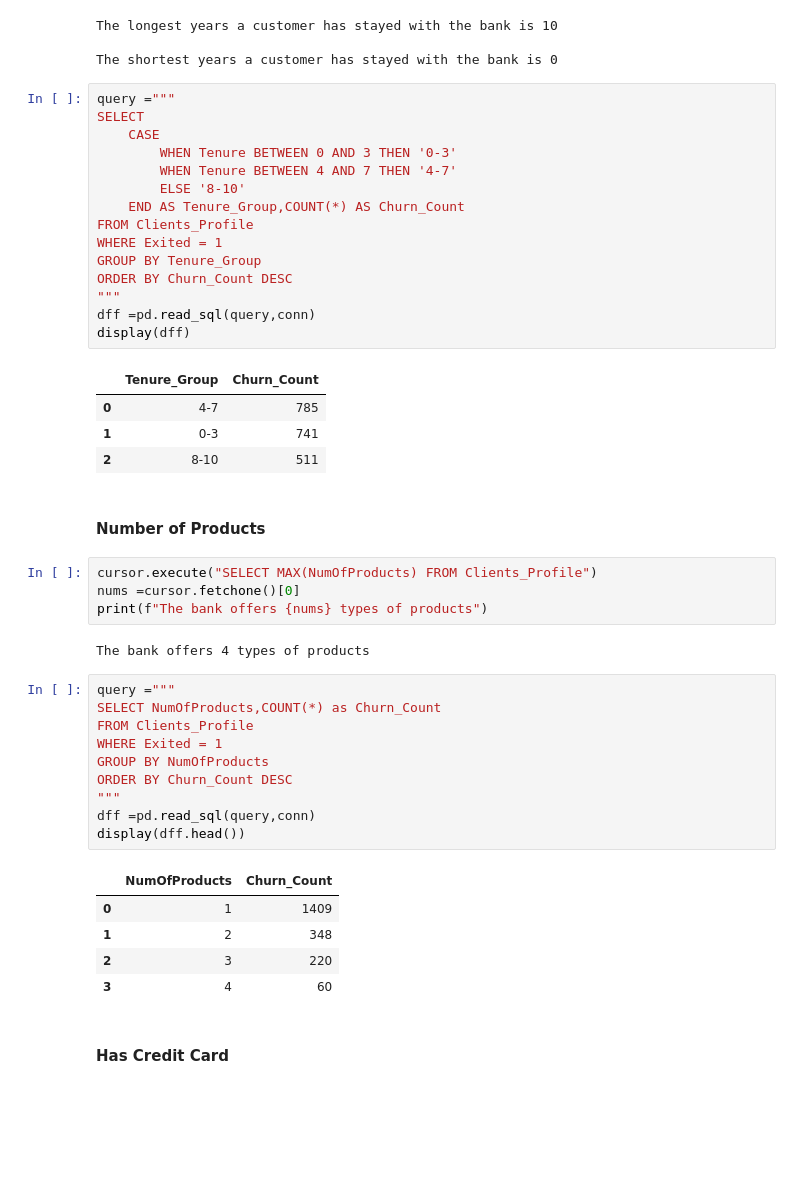
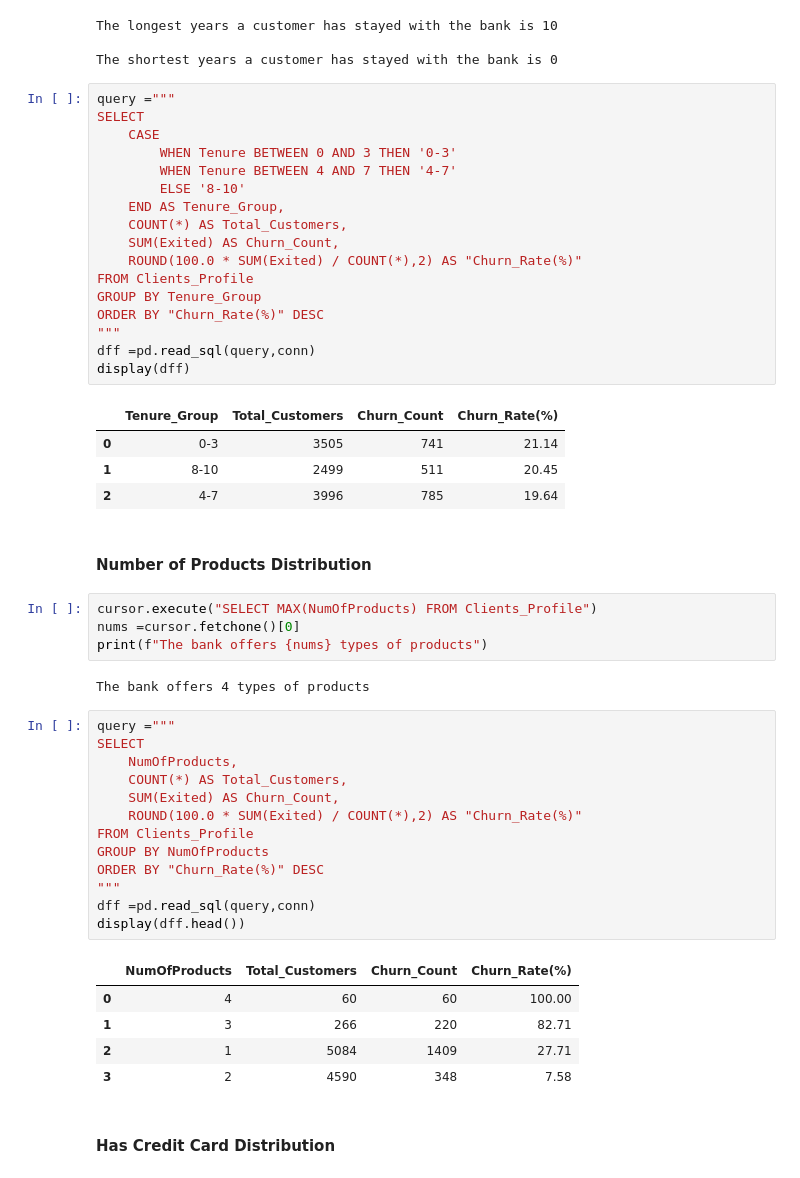
Before and after one commit to Sabuny/Database-SQLite, a Jupyter notebook: Bank_Churn_SQL.ipynb, the cells around one changed output. Saved outputs shown, nothing was run; the diff lists cells and outputs as text; blank space fills up the shorter version.

```diff
--- a/Bank_Churn_SQL.ipynb
+++ b/Bank_Churn_SQL.ipynb
@@ -301,21 +317,23 @@ SELECT
         WHEN Tenure BETWEEN 0 AND 3 THEN '0-3'
         WHEN Tenure BETWEEN 4 AND 7 THEN '4-7'
         ELSE '8-10'
-    END AS Tenure_Group,COUNT(*) AS Churn_Count
+    END AS Tenure_Group,
+    COUNT(*) AS Total_Customers,
+    SUM(Exited) AS Churn_Count,
+    ROUND(100.0 * SUM(Exited) / COUNT(*),2) AS "Churn_Rate(%)"
 FROM Clients_Profile
-WHERE Exited = 1
 GROUP BY Tenure_Group
-ORDER BY Churn_Count DESC
+ORDER BY "Churn_Rate(%)" DESC
 """
 dff =pd.read_sql(query,conn)
 display(dff)
 # %% [output]
-|  | Tenure_Group | Churn_Count |
-| 0 | 4-7 | 785 |
-| 1 | 0-3 | 741 |
-| 2 | 8-10 | 511 |
+|  | Tenure_Group | Total_Customers | Churn_Count | Churn_Rate(%) |
+| 0 | 0-3 | 3505 | 741 | 21.14 |
+| 1 | 8-10 | 2499 | 511 | 20.45 |
+| 2 | 4-7 | 3996 | 785 | 19.64 |
 # %% [markdown]
-#### Number of Products
+#### Number of Products Distribution
 # %%
 cursor.execute("SELECT MAX(NumOfProducts) FROM Clients_Profile")
 nums =cursor.fetchone()[0]
@@ -324,21 +342,24 @@ print(f"The bank offers {nums} types of products")
 The bank offers 4 types of products
 # %%
 query ="""
-SELECT NumOfProducts,COUNT(*) as Churn_Count
+SELECT
+    NumOfProducts,
+    COUNT(*) AS Total_Customers,
+    SUM(Exited) AS Churn_Count,
+    ROUND(100.0 * SUM(Exited) / COUNT(*),2) AS "Churn_Rate(%)"
 FROM Clients_Profile
-WHERE Exited = 1
 GROUP BY NumOfProducts
-ORDER BY Churn_Count DESC
+ORDER BY "Churn_Rate(%)" DESC
 """
 dff =pd.read_sql(query,conn)
 display(dff.head())
 # %% [output]
-|  | NumOfProducts | Churn_Count |
-| 0 | 1 | 1409 |
-| 1 | 2 | 348 |
-| 2 | 3 | 220 |
-| 3 | 4 | 60 |
+|  | NumOfProducts | Total_Customers | Churn_Count | Churn_Rate(%) |
+| 0 | 4 | 60 | 60 | 100.00 |
+| 1 | 3 | 266 | 220 | 82.71 |
+| 2 | 1 | 5084 | 1409 | 27.71 |
+| 3 | 2 | 4590 | 348 | 7.58 |
 # %% [markdown]
-#### Has Credit Card
+#### Has Credit Card Distribution
 # %%
 query ="""
```
Also changed, not shown: parts of 27 cells of this notebook, 1 other file.
